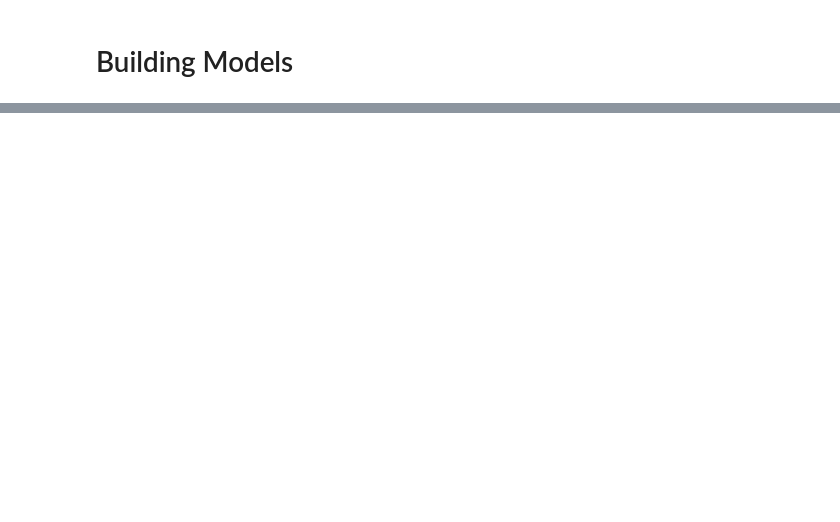
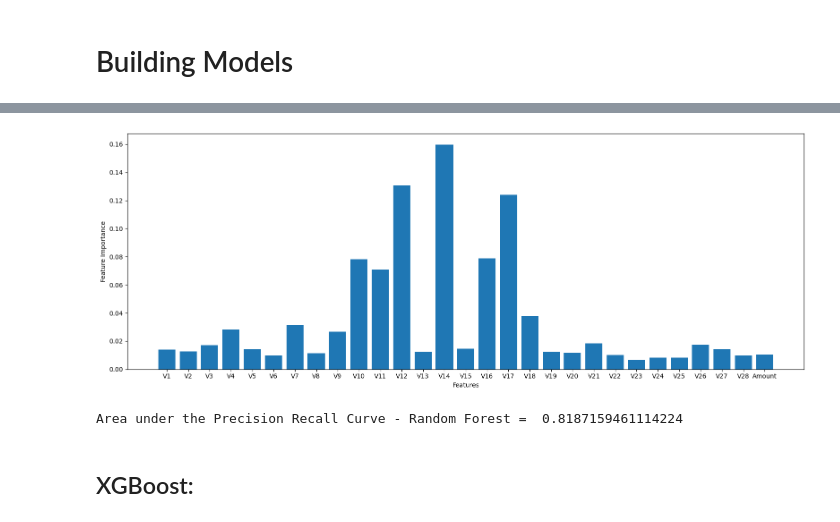
Before and after one commit to VirajMeruliya/credit-card-fraud-detection, a Jupyter notebook: fraud_detection.ipynb, the cells around one changed output, grey strips where cells are left out. Saved outputs shown, nothing was run; the diff lists cells and outputs as text; code cells hidden in the pictures; blank space fills up the shorter version.

```diff
--- a/fraud_detection.ipynb
+++ b/fraud_detection.ipynb
@@ -173,0 +285,19 @@ from sklearn.
+# %%
+feature_list = df_train.drop('Class', axis=1).columns
+rf_feature_imp = rf_model.feature_importances_
+# %%
+plt.figure(figsize=(16,6))
+plt.bar(feature_list, rf_feature_imp)
+plt.xlabel('Features')
+plt.ylabel('Feature Importance')
+plt.tight_layout()
+# %% [output]
+[figure, added]
+# %%
+# area under the Precision Recall Curve
+rf_auc = auc(rf_recall, rf_precision)
+print('Area under the Precision Recall Curve - Random Forest = ', rf_auc)
+# %% [output]
+Area under the Precision Recall Curve - Random Forest =  0.8187159461114224
+# %% [markdown]
+## XGBoost:
```
Also changed, not shown: parts of 64 cells of this notebook.
